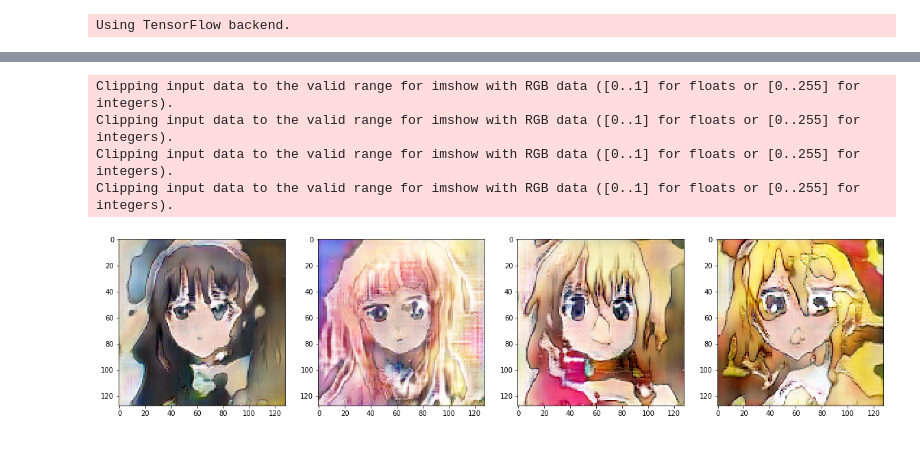
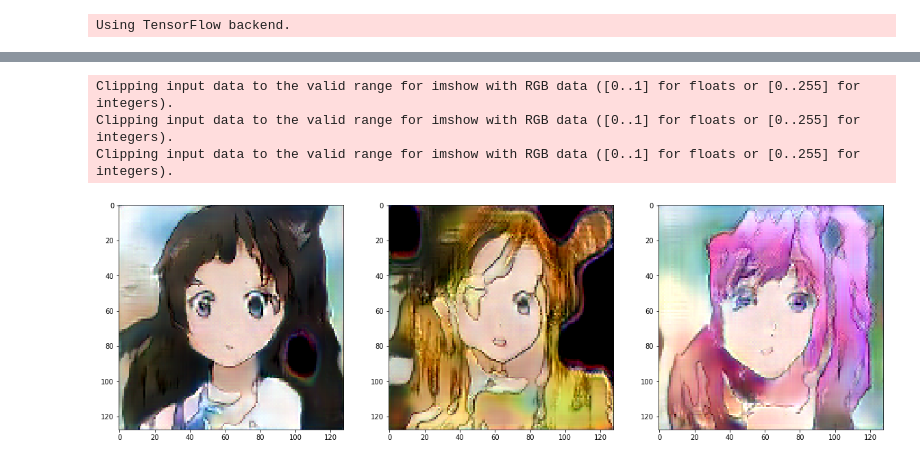
Before and after one commit to vee-upatising/Anime-GAN, a Jupyter notebook: LOAD GAN.ipynb, the cells around one changed output, grey strips where cells are left out. Cells and saved outputs as stored; diff of their text form; code cells hidden in the pictures.

```diff
--- a/LOAD GAN.ipynb
+++ b/LOAD GAN.ipynb
@@ -24,3 +24,17 @@ from matplotlib.pyplot import imshow
 Using TensorFlow backend.
 # %%
 model = load_model('generator.h5')
+# %%
+result = model.predict(np.random.normal(0, 1, (9, 200)))
+result = np.array(result)
+result = result.reshape(9,128,128,3)
+result = result * 256
+result = result.astype(int)
+fig=plt.figure(figsize=(20, 20))
+columns = 3
+rows = 3
+for i in range(1, columns*rows+1):
+    img = result[i-1]
+    fig.add_subplot(rows, columns, i)
+    plt.imshow(img)
+plt.show()
@@ -27,20 +52,19 @@ model = load_model('generator.h5')
 # %%
-result = model.predict(np.random.normal(0, 1, (5, 200)))
+result = model.predict(np.random.normal(0.5, 1, (3, 200)))
 result = np.array(result)
-result = result.reshape(5,128,128,3)
+result = result.reshape(3,128,128,3)
 result = result * 256
 result = result.astype(int)
 fig=plt.figure(figsize=(20, 20))
-columns = 4
+columns = 3
 rows = 1
-for i in range(1, columns*rows +1):
-    img = result[i]
+for i in range(1, columns*rows+1):
+    img = result[i-1]
     fig.add_subplot(rows, columns, i)
     plt.imshow(img)
 plt.show()
 # %% [output]
 Clipping input data to the valid range for imshow with RGB data ([0..1] for floats or [0..255] for integers).
 Clipping input data to the valid range for imshow with RGB data ([0..1] for floats or [0..255] for integers).
 Clipping input data to the valid range for imshow with RGB data ([0..1] for floats or [0..255] for integers).
-Clipping input data to the valid range for imshow with RGB data ([0..1] for floats or [0..255] for integers).
-[figure, old version]
+[figure, new version]
```
Also changed, not shown: parts of 1 cell of this notebook, 1 other file.
